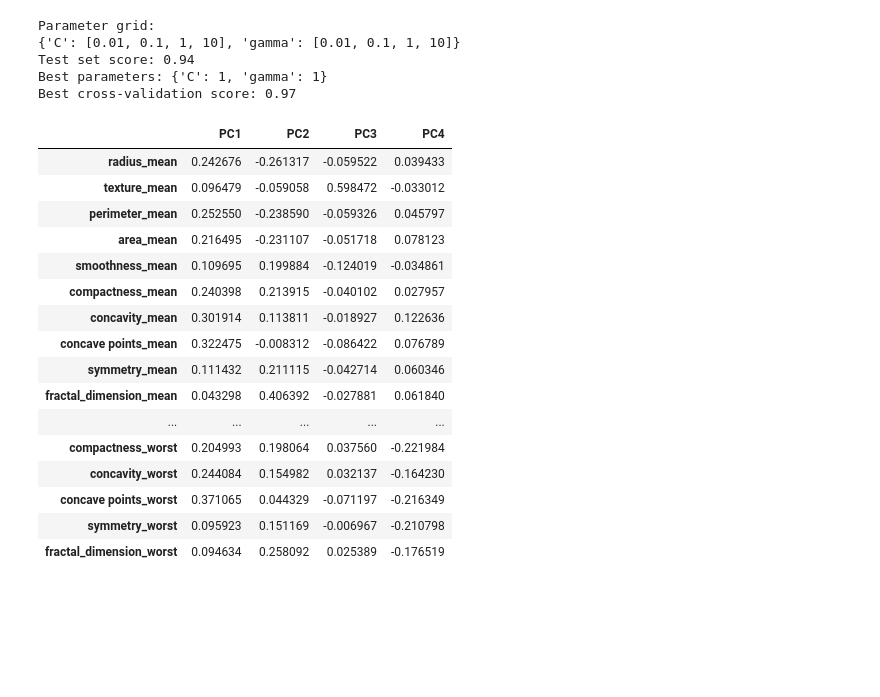
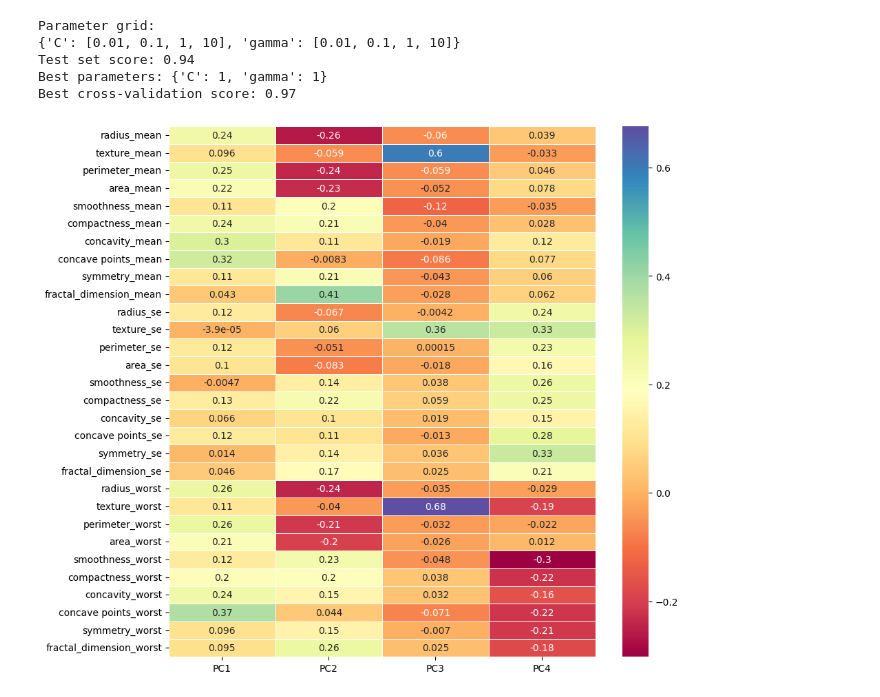
Before and after one commit to cirman/Proyecto_machine_learning, a Jupyter notebook: mynewbook/_build/jupyter_execute/notebooks.ipynb, the cells around one changed output. Saved outputs shown, nothing was run; the diff lists cells and outputs as text; code cells hidden in the pictures; blank space fills up the shorter version.

```diff
--- a/mynewbook/_build/jupyter_execute/notebooks.ipynb
+++ b/mynewbook/_build/jupyter_execute/notebooks.ipynb
@@ -301,26 +301,14 @@ Test set score: 0.94
 Best parameters: {'C': 1, 'gamma': 1}
 Best cross-validation score: 0.97
 # %%
-pd.DataFrame(
+x = pd.DataFrame(
     data=np.transpose(pca.components_),
     columns=["PC1","PC2","PC3","PC4"],
     index=samples.columns
 )
-# %% [output]
-|  | PC1 | PC2 | PC3 | PC4 |
-| radius_mean | 0.242676 | -0.261317 | -0.059522 | 0.039433 |
-| texture_mean | 0.096479 | -0.059058 | 0.598472 | -0.033012 |
-| perimeter_mean | 0.252550 | -0.238590 | -0.059326 | 0.045797 |
-| area_mean | 0.216495 | -0.231107 | -0.051718 | 0.078123 |
-| smoothness_mean | 0.109695 | 0.199884 | -0.124019 | -0.034861 |
-| compactness_mean | 0.240398 | 0.213915 | -0.040102 | 0.027957 |
-| concavity_mean | 0.301914 | 0.113811 | -0.018927 | 0.122636 |
-| concave points_mean | 0.322475 | -0.008312 | -0.086422 | 0.076789 |
-| symmetry_mean | 0.111432 | 0.211115 | -0.042714 | 0.060346 |
-| fractal_dimension_mean | 0.043298 | 0.406392 | -0.027881 | 0.061840 |
-| ... | ... | ... | ... | ... |
-| compactness_worst | 0.204993 | 0.198064 | 0.037560 | -0.221984 |
-| concavity_worst | 0.244084 | 0.154982 | 0.032137 | -0.164230 |
-| concave points_worst | 0.371065 | 0.044329 | -0.071197 | -0.216349 |
-| symmetry_worst | 0.095923 | 0.151169 | -0.006967 | -0.210798 |
-| fractal_dimension_worst | 0.094634 | 0.258092 | 0.025389 | -0.176519 |
+# %%
+fig, ax = plt.subplots(figsize=(10, 10))
+ax = sns.heatmap(x, annot=True, cmap='Spectral', linewidths=.5)
+plt.show()
+# %% [output]
+[figure, added]
```
Also changed, not shown: parts of 5 cells of this notebook, 9 other files.
